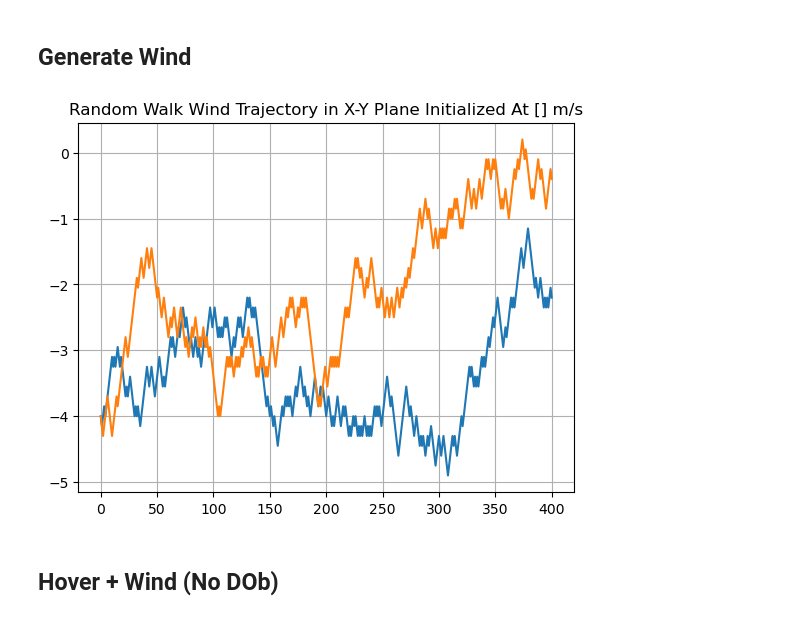
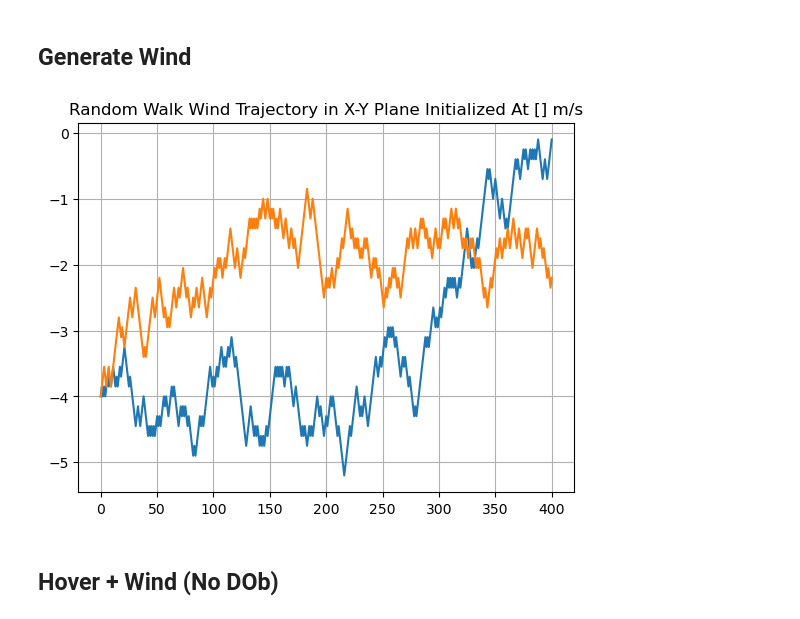
Before and after one commit to SharvitDabir/HelicopterControl21, a Jupyter notebook: Helicopter_DisturbanceObserver_OptimalControl.ipynb, the cells around one changed output. Saved outputs shown, nothing was run; the diff lists cells and outputs as text; code cells hidden in the pictures.

```diff
--- a/Helicopter_DisturbanceObserver_OptimalControl.ipynb
+++ b/Helicopter_DisturbanceObserver_OptimalControl.ipynb
@@ -777,25 +799,25 @@ setanimation!(vis, anim)
 # %%
 # Wind Vector Generation:
 
 using Random
 
 wind_vec = zeros(3, Nt)
 wind_vec[:,1] .= [-4;-4;-1]#[40;40]
-Random.seed!(1111);
+Random.seed!(1285);
 for i = 1:Nt-1
     #wind_vec[:, i+1] .= wind_vec[:, i] .+ [rand((-10*h, 10*h)), rand((-10*h, 10*h)), rand((-10*h, 10*h))]
     #wind_vec[1:2, i+1] .= zeros(2,1)
 
     wind_vec[:, i+1] .= wind_vec[:, i] .+ [rand((-3*h, 3*h)), rand((-3*h, 3*h)), rand((-3*h, 3*h))] # less aggressive
     #wind_vec[:, i+1] .= wind_vec[:, i] .+ [0.0, 0.0]
 end
 
 plt.plot(wind_vec[1, :]')
 plt.plot(wind_vec[2,:]')
 plt.title("Random Walk Wind Trajectory in X-Y Plane Initialized At [] m/s")
 plt.grid()
 # %% [output]
-[figure, old version]
+[figure, new version]
 # %% [markdown]
 ## Hover + Wind (No DOb)
 # %%
```
Also changed, not shown: parts of 11 cells of this notebook.
